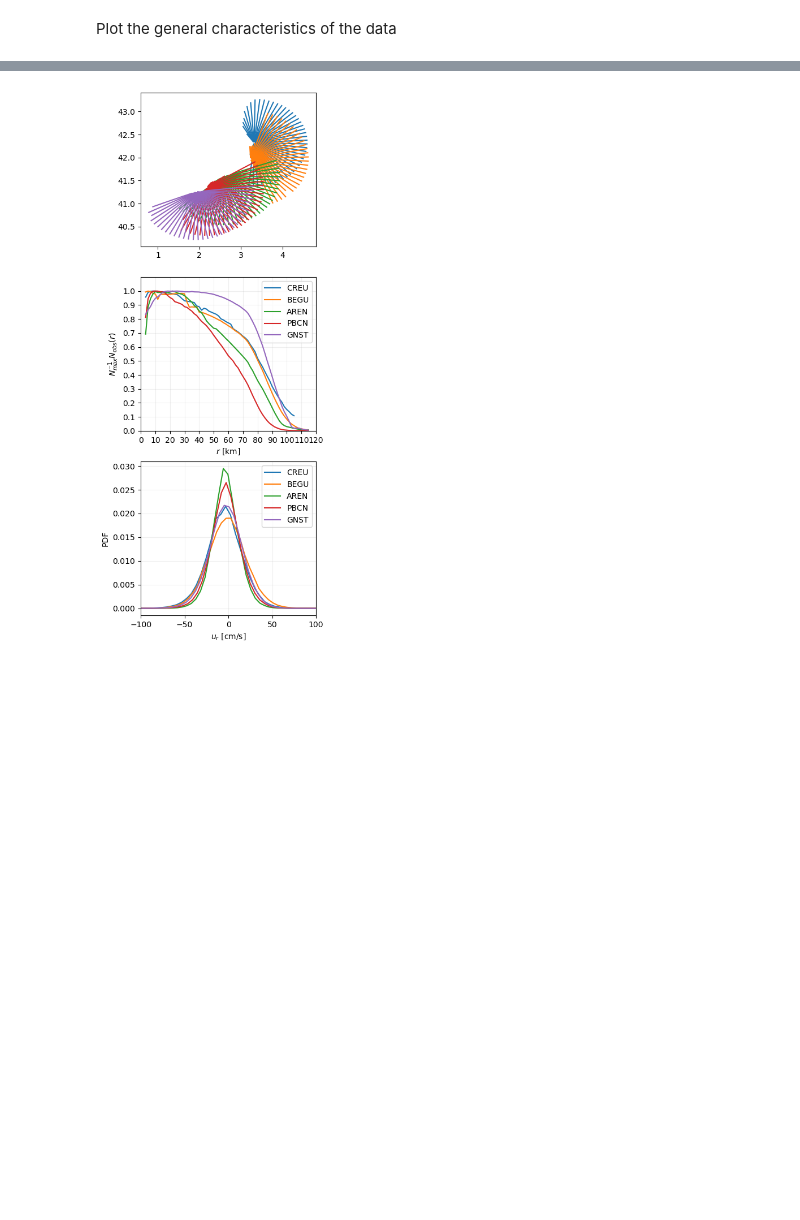
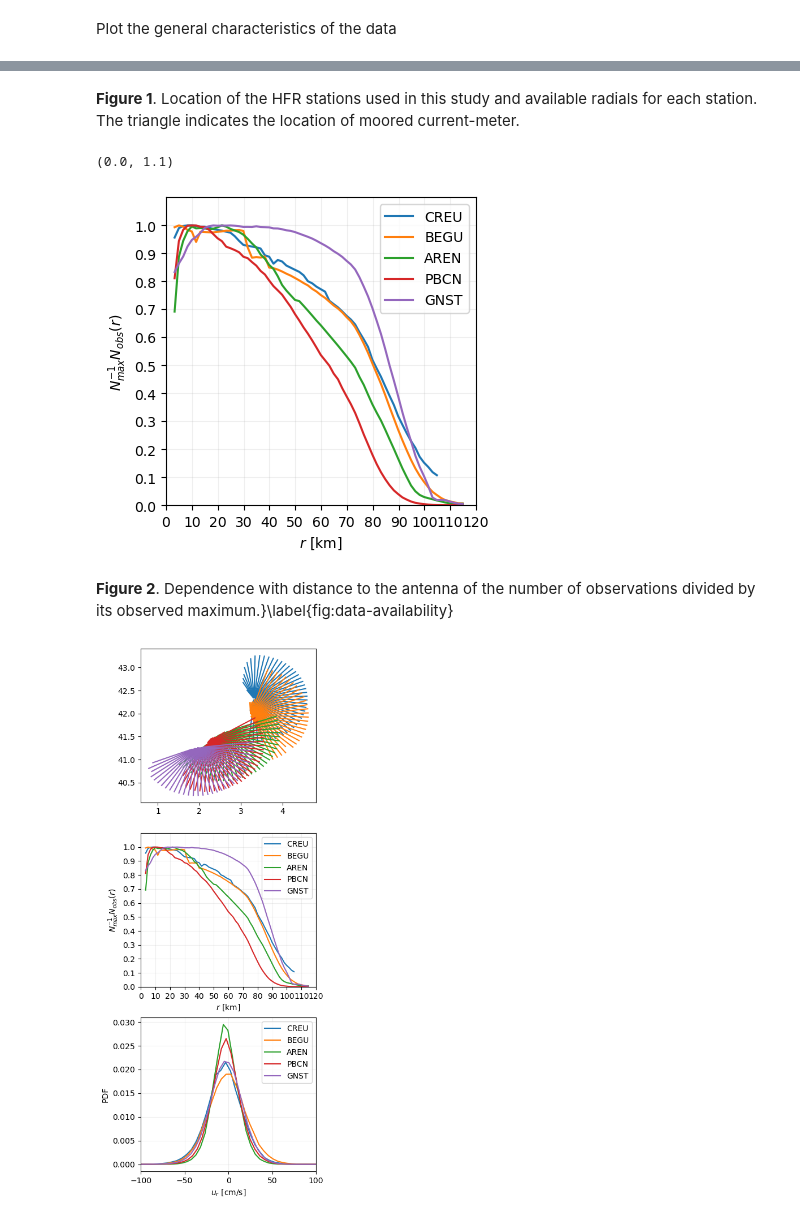
Before and after one commit to jisernfontanet/hfradar, a Jupyter notebook: tutorials/estimate_noise_l2_data.ipynb, the cells around one changed output, grey strips where cells are left out. Drawn from its saved outputs; the diff is of its cells as text; code cells hidden in the pictures; blank space fills up the shorter version.

```diff
--- a/tutorials/estimate_noise_l2_data.ipynb
+++ b/tutorials/estimate_noise_l2_data.ipynb
@@ -334,3 +412,40 @@ Plot the general characteristics of the data
+# %% [markdown]
+**Figure 1**. Location of the HFR stations used in this study and available radials for each station. The triangle indicates the location of moored current-meter.
+# %%
+fig, ax = plt.subplots(figsize=(width, height))
+
+for site in hfrsites:
+
+    # Get the data
+
+    #nr = hfrdata[site].sizes['range']
+    #nb = hfrdata[site].sizes['bearing']
+
+    #ur = hfrdata[site].VELO.data
+    #flag = hfrdata[site].PRIM.data
+    range = hfrdata[site].range.data
+    #lon = hfrdata[site].lon.data
+    #lat = hfrdata[site].lat.data
+    nobs = hfrdata[site].nobs.sum(dim='time').astype(int)
+
+    # Fill the data distribution
+
+    n = np.sum(nobs, axis=-1)
+    ax.plot(range, n / np.max(n), color=hfrcolors[site], label=site)
+
+ax.set_xlabel('$r$ [km]')
+ax.grid(True, alpha=0.2)
+ax.set_xticks(np.linspace(0, 120, num=13))
+ax.set_xlim(0, 120)
+ax.legend()
+ax.set_ylabel('$N_{max}^{-1}N_{obs}(r)$')
+ax.set_yticks(np.linspace(0, 1, num=11))
+ax.set_ylim(0, 1.1)
+# %% [output]
+(0.0, 1.1)
+[figure, added]
+# %% [markdown]
+**Figure 2**. Dependence with distance to the antenna of the number of observations divided by its observed maximum.}\label{fig:data-availability}
 # %%
 normalize_pdf = False
 orientation = 'v'
```
Also changed, not shown: parts of 3 cells of this notebook.
